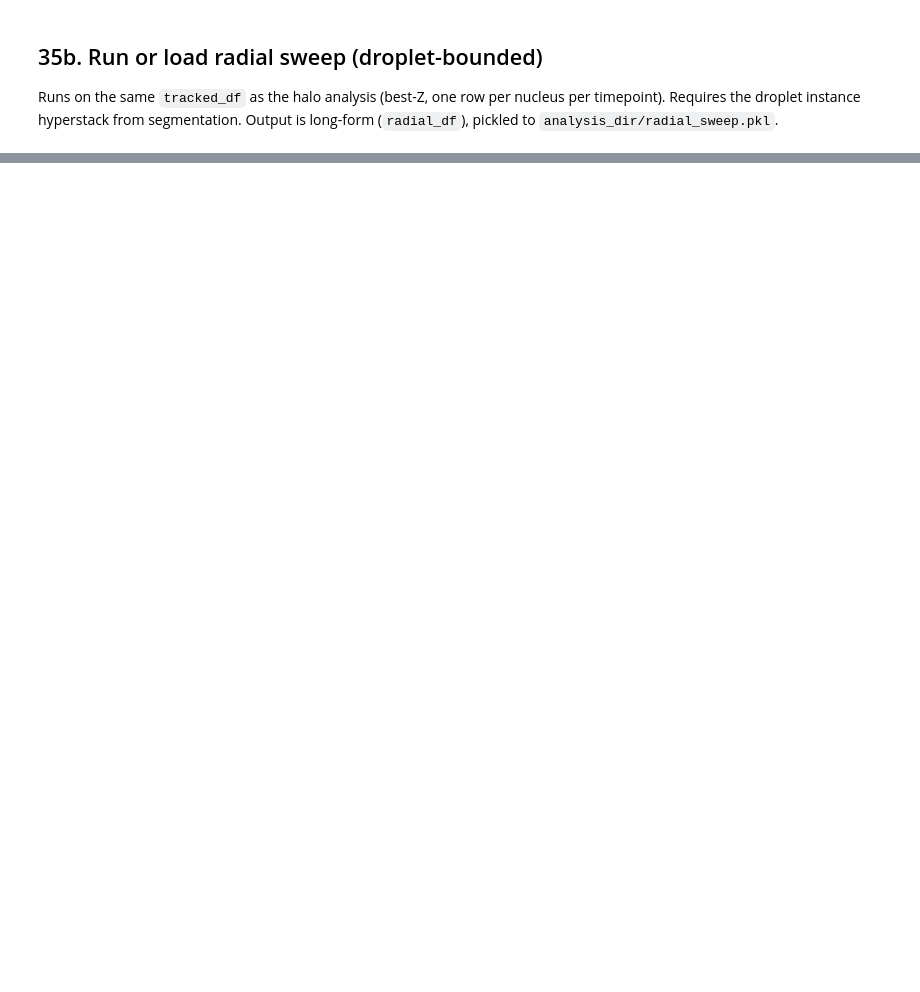
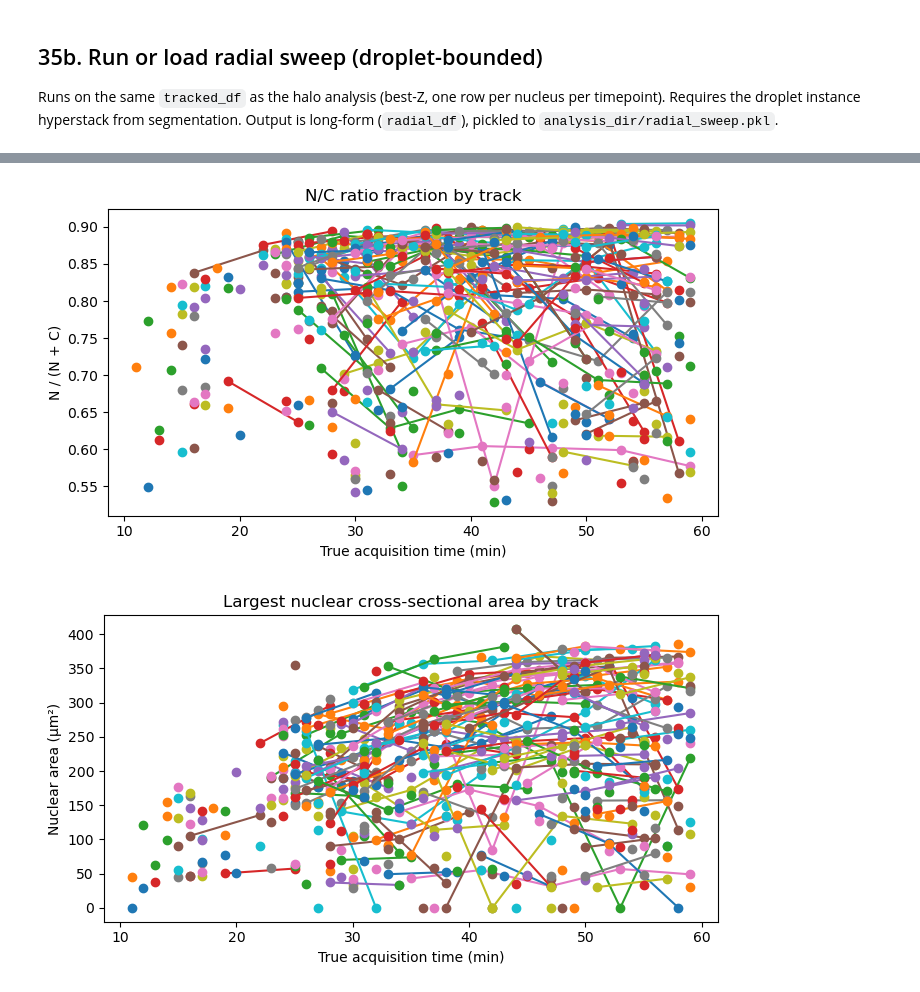
Before and after one commit to Tdeibert/Nuclear_Scaling_ML, a Jupyter notebook: Code_Repository/Python/Image_Segmentation/Large_FOV_Nuclear_Pipeline_v17.ipynb, the cells around one changed output, grey strips where cells are left out. Drawn from its saved outputs; the diff is of its cells as text; code cells hidden in the pictures; blank space fills up the shorter version.

```diff
--- a/Code_Repository/Python/Image_Segmentation/Large_FOV_Nuclear_Pipeline_v17.ipynb
+++ b/Code_Repository/Python/Image_Segmentation/Large_FOV_Nuclear_Pipeline_v17.ipynb
@@ -4364,0 +4608,7 @@ display(radial_df.head())
+# %%
+plot_nc_vs_time(halo_df)
+plot_area_vs_time(halo_df)
+plot_largest_cross_sectional_area_vs_time(timed_df, cfg)
+# %% [output]
+[figure, added]
+[figure, added]
```
Also changed, not shown: parts of 26 cells of this notebook, 1 other file.
